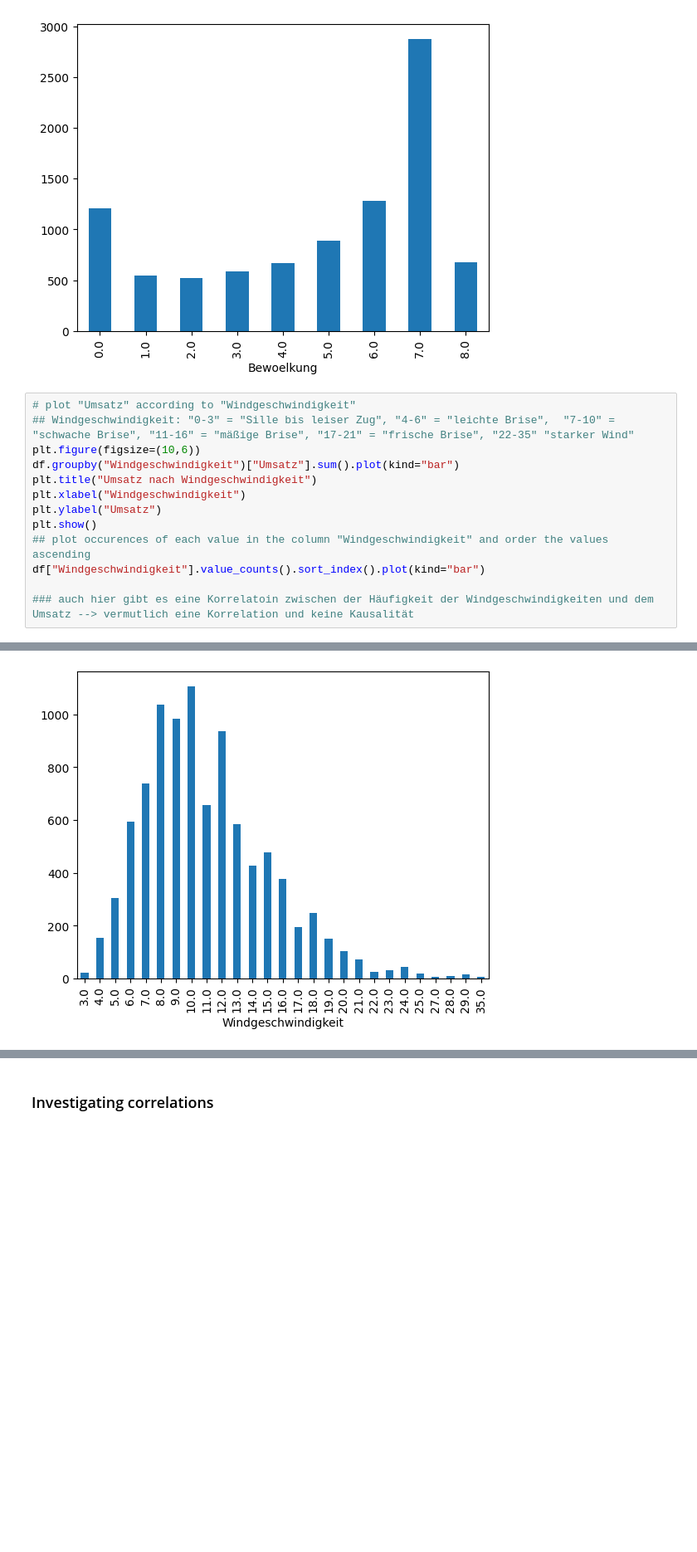
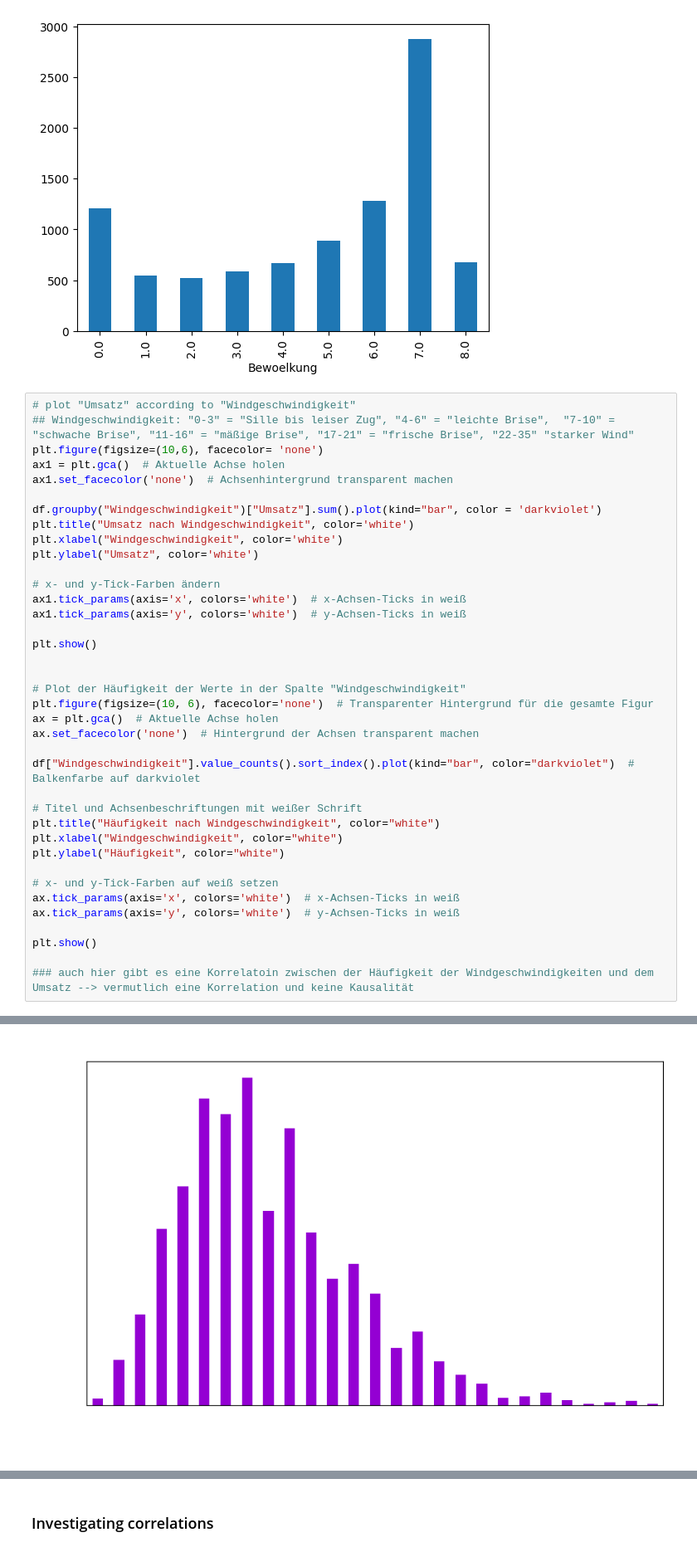
Before and after one commit to luettbert/bakery_prediction_data_science_and_ml, a Jupyter notebook: 1_DatasetCharacteristics/data_exploration.ipynb, the cells around one changed output, grey strips where cells are left out. Shown at 83% size. Saved outputs shown, nothing was run; the diff lists cells and outputs as text; blank space fills up the shorter version.

```diff
--- a/1_DatasetCharacteristics/data_exploration.ipynb
+++ b/1_DatasetCharacteristics/data_exploration.ipynb
@@ -280,14 +289,39 @@ df["Bewoelkung"].value_counts().sort_index().plot(kind="bar")
 # %%
 # plot "Umsatz" according to "Windgeschwindigkeit"
 ## Windgeschwindigkeit: "0-3" = "Sille bis leiser Zug", "4-6" = "leichte Brise",  "7-10" = "schwache Brise", "11-16" = "mäßige Brise", "17-21" = "frische Brise", "22-35" "starker Wind"
-plt.figure(figsize=(10,6))
-df.groupby("Windgeschwindigkeit")["Umsatz"].sum().plot(kind="bar")
-plt.title("Umsatz nach Windgeschwindigkeit")
-plt.xlabel("Windgeschwindigkeit")
-plt.ylabel("Umsatz")
+plt.figure(figsize=(10,6), facecolor= 'none')
+ax1 = plt.gca()  # Aktuelle Achse holen
+ax1.set_facecolor('none')  # Achsenhintergrund transparent machen
+
+df.groupby("Windgeschwindigkeit")["Umsatz"].sum().plot(kind="bar", color = 'darkviolet')
+plt.title("Umsatz nach Windgeschwindigkeit", color='white')
+plt.xlabel("Windgeschwindigkeit", color='white')
+plt.ylabel("Umsatz", color='white')
+
+# x- und y-Tick-Farben ändern
+ax1.tick_params(axis='x', colors='white')  # x-Achsen-Ticks in weiß
+ax1.tick_params(axis='y', colors='white')  # y-Achsen-Ticks in weiß
+
 plt.show()
-## plot occurences of each value in the column "Windgeschwindigkeit" and order the values ascending
-df["Windgeschwindigkeit"].value_counts().sort_index().plot(kind="bar")
+
+
+# Plot der Häufigkeit der Werte in der Spalte "Windgeschwindigkeit"
+plt.figure(figsize=(10, 6), facecolor='none')  # Transparenter Hintergrund für die gesamte Figur
+ax = plt.gca()  # Aktuelle Achse holen
+ax.set_facecolor('none')  # Hintergrund der Achsen transparent machen
+
+df["Windgeschwindigkeit"].value_counts().sort_index().plot(kind="bar", color="darkviolet")  # Balkenfarbe auf darkviolet
+
+# Titel und Achsenbeschriftungen mit weißer Schrift
+plt.title("Häufigkeit nach Windgeschwindigkeit", color="white")
+plt.xlabel("Windgeschwindigkeit", color="white")
+plt.ylabel("Häufigkeit", color="white")
+
+# x- und y-Tick-Farben auf weiß setzen
+ax.tick_params(axis='x', colors='white')  # x-Achsen-Ticks in weiß
+ax.tick_params(axis='y', colors='white')  # y-Achsen-Ticks in weiß
+
+plt.show()
 
 ### auch hier gibt es eine Korrelatoin zwischen der Häufigkeit der Windgeschwindigkeiten und dem Umsatz --> vermutlich eine Korrelation und keine Kausalität
 # %% [output]
@@ -296,4 +329,4 @@ df["Windgeschwindigkeit"].value_counts().sort_index().plot(kind="bar")
-[figure, old version]
+[figure, new version]
 # %%
 # plot "Umsatz" according to "Wettercode"
 plt.figure(figsize=(10,6))
```
Also changed, not shown: parts of 8 cells of this notebook.
